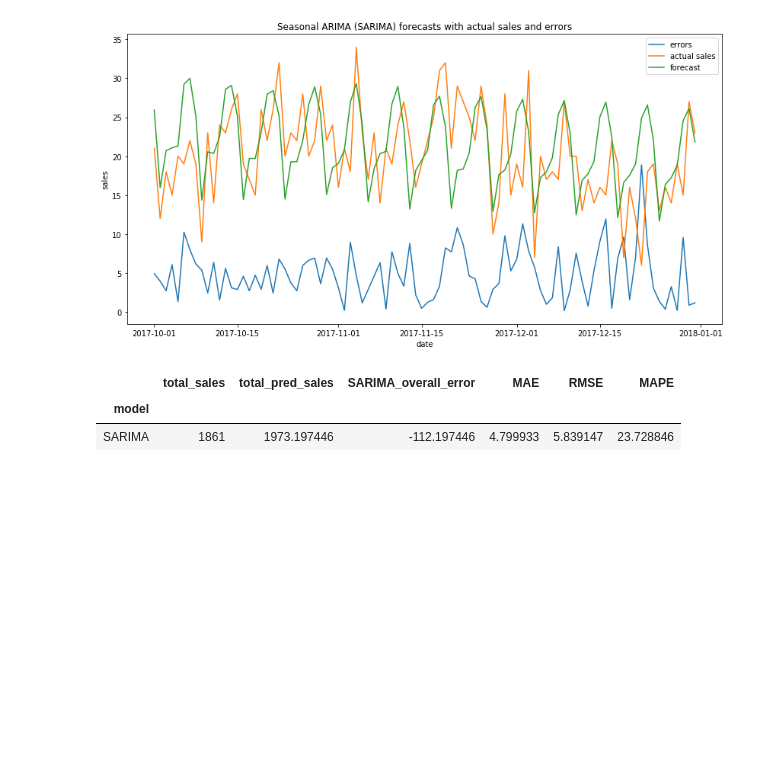
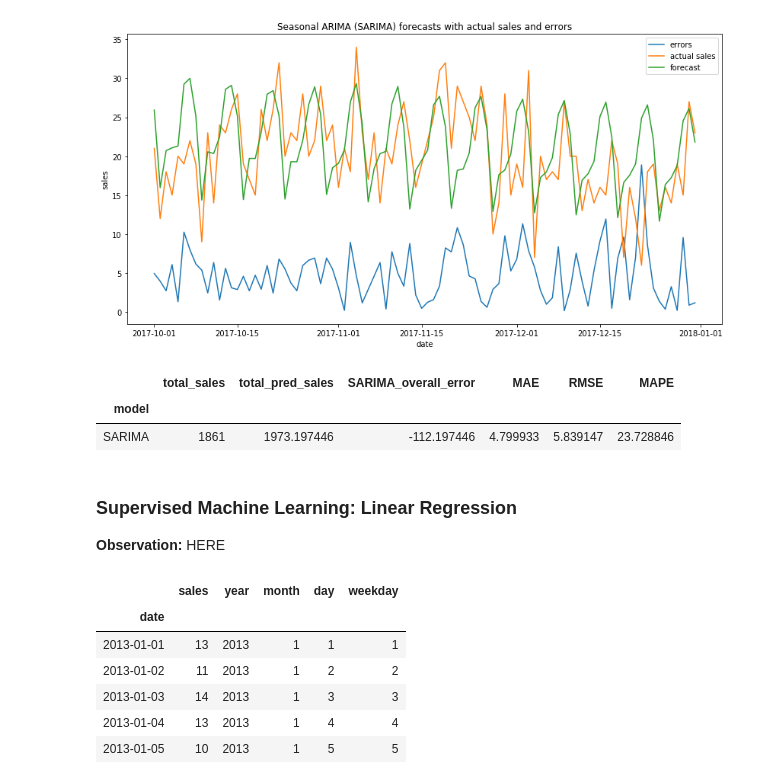
Before and after one commit to akshitvjain/product-sales-forecasting, a Jupyter notebook: notebook-sales-demand-forecasting.ipynb, the cells around one changed output. Drawn from its saved outputs; the diff is of its cells as text; code cells hidden in the pictures; blank space fills up the shorter version.

```diff
--- a/notebook-sales-demand-forecasting.ipynb
+++ b/notebook-sales-demand-forecasting.ipynb
@@ -463,3 +463,19 @@ result_df_sarima
 |  | total_sales | total_pred_sales | SARIMA_overall_error | MAE | RMSE | MAPE |
 | model |  |  |  |  |  |  |
 | SARIMA | 1861 | 1973.197446 | -112.197446 | 4.799933 | 5.839147 | 23.728846 |
+# %% [markdown]
+### Supervised Machine Learning: Linear Regression
+
+<b> Observation: </b> HERE
+# %%
+reg_df = train_df.drop(['store', 'item'], axis=1)
+reg_df = reg_df.set_index('date')
+reg_df.head()
+# %% [output]
+|  | sales | year | month | day | weekday |
+| date |  |  |  |  |  |
+| 2013-01-01 | 13 | 2013 | 1 | 1 | 1 |
+| 2013-01-02 | 11 | 2013 | 1 | 2 | 2 |
+| 2013-01-03 | 14 | 2013 | 1 | 3 | 3 |
+| 2013-01-04 | 13 | 2013 | 1 | 4 | 4 |
+| 2013-01-05 | 10 | 2013 | 1 | 5 | 5 |
```
Also changed, not shown: parts of 9 cells of this notebook.
